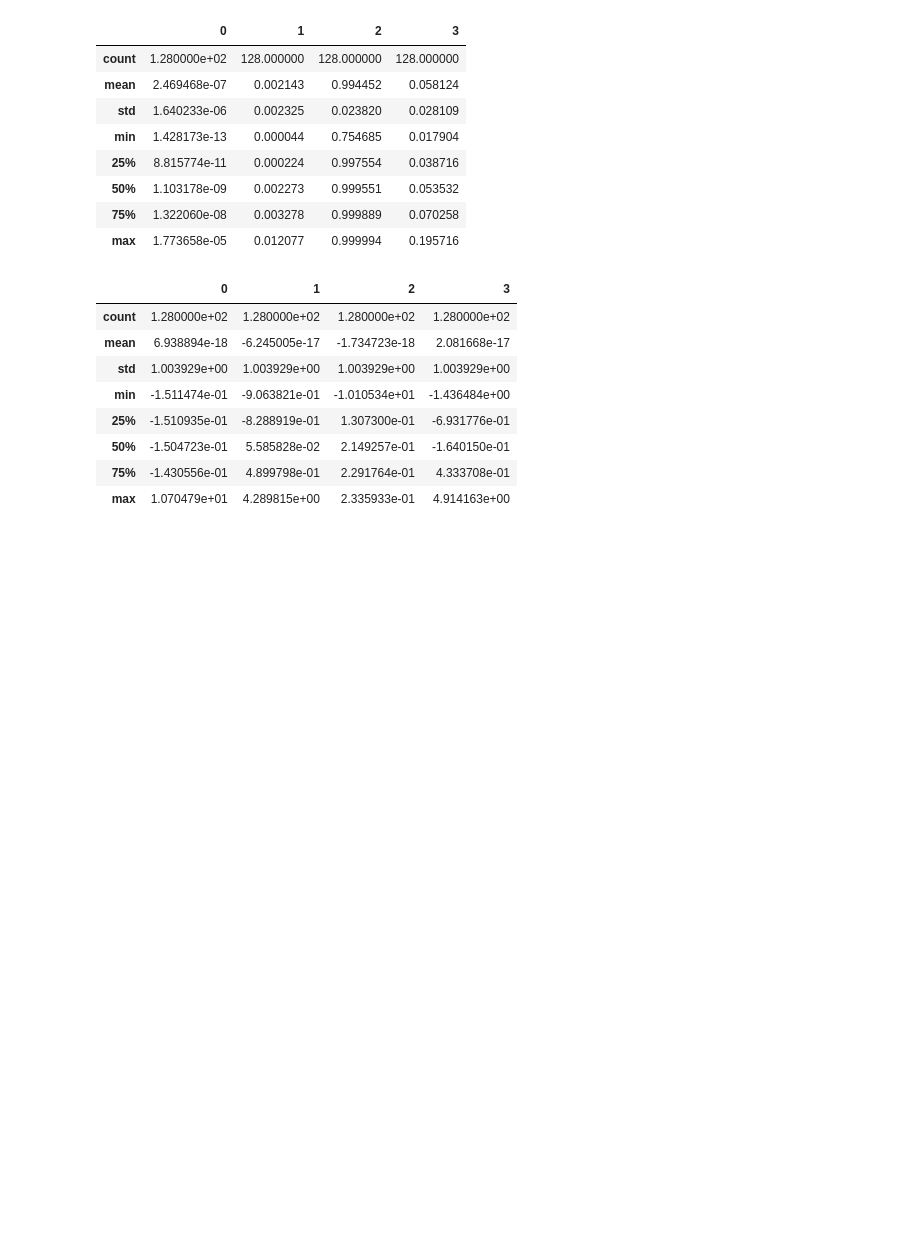
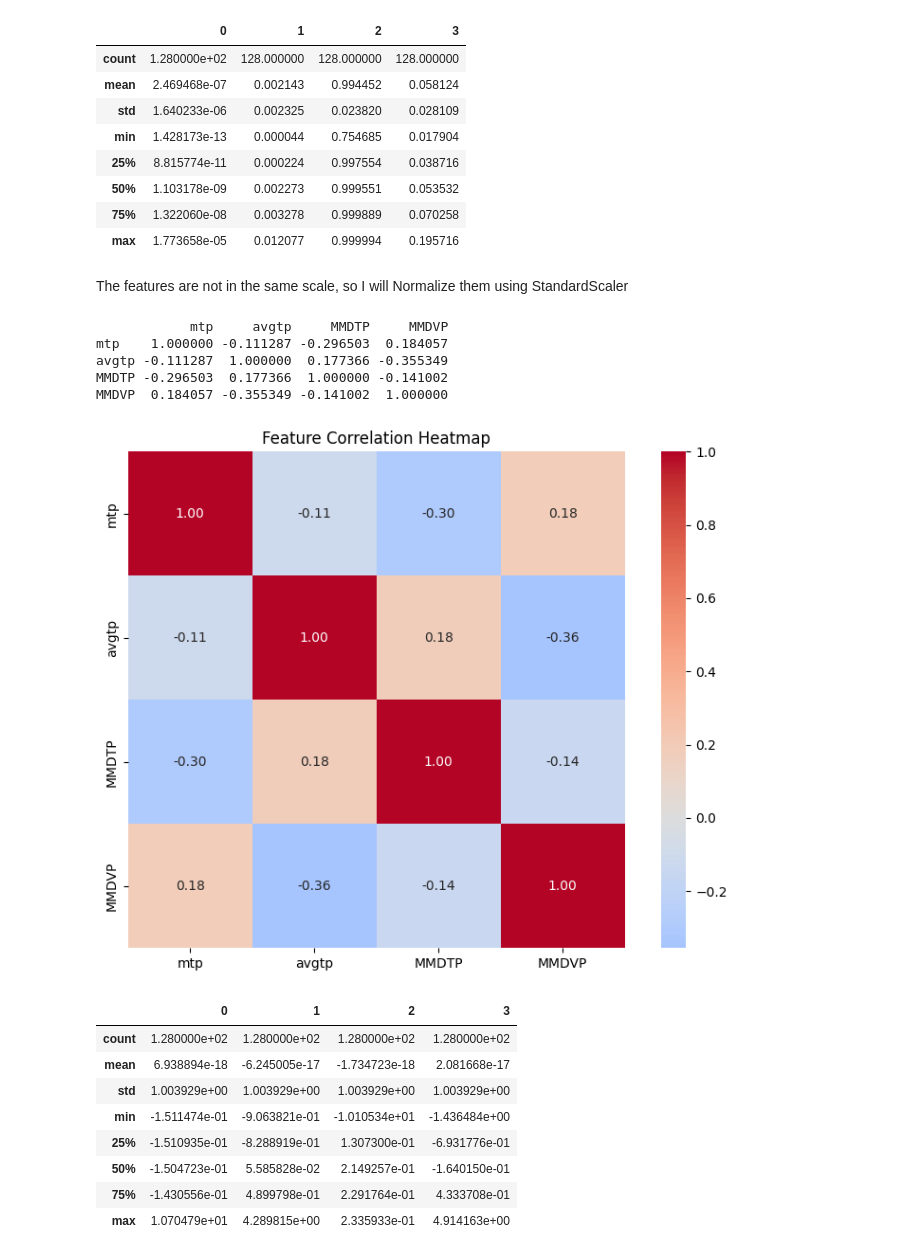
Before and after one commit to NikhilaGadge/Trustworthiness-in-AI-Token-Probability, a Jupyter notebook: hallu_eval_experiments - NG.ipynb, the cells around one changed output. Drawn from its saved outputs; the diff is of its cells as text; code cells hidden in the pictures; blank space fills up the shorter version.

```diff
--- a/hallu_eval_experiments - NG.ipynb
+++ b/hallu_eval_experiments - NG.ipynb
@@ -115,8 +83,0 @@ def loadDataset(datasetName, path=data_path):
-# %%
-"""
-bio_medical = loadDataset(datasetName="Bio-Medical")
-education = loadDataset(datasetName="Education")
-finance = loadDataset(datasetName="Finance")
-open_domain = loadDataset(datasetName="Open-Domain")
-science = loadDataset(datasetName="Science")
-"""
@@ -1099,11 +1053,51 @@ pd.DataFrame(X_train_features).describe()
 | 50% | 1.103178e-09 | 0.002273 | 0.999551 | 0.053532 |
 | 75% | 1.322060e-08 | 0.003278 | 0.999889 | 0.070258 |
 | max | 1.773658e-05 | 0.012077 | 0.999994 | 0.195716 |
+# %% [markdown]
+The features are not in the same scale, so I will Normalize them using StandardScaler
 # %%
 from sklearn.preprocessing import StandardScaler
 scaler = StandardScaler()
 
 X_train_features = scaler.fit_transform(X_train_features)
+# %%
+import pandas as pd
+
+df = pd.DataFrame(
+    X_train_features,
+    columns=["mtp","avgtp","MMDTP","MMDVP"]
+)
+
+print(df.corr())
+# %% [output]
+            mtp     avgtp     MMDTP     MMDVP
+mtp    1.000000 -0.111287 -0.296503  0.184057
+avgtp -0.111287  1.000000  0.177366 -0.355349
+MMDTP -0.296503  0.177366  1.000000 -0.141002
+MMDVP  0.184057 -0.355349 -0.141002  1.000000
+# %%
+df = pd.DataFrame(
+    X_train_features,
+    columns=["mtp", "avgtp", "MMDTP", "MMDVP"]
+)
+
+corr = df.corr()
+
+plt.figure(figsize=(8,6))
+sns.heatmap(
+    corr,
+    annot=True,
+    fmt=".2f",
+    cmap="coolwarm",
+    center=0,
+    square=True
+)
+
+plt.title("Feature Correlation Heatmap")
+plt.tight_layout()
+plt.show()
+# %% [output]
+[figure, added]
 # %%
 pd.DataFrame(X_train_features).describe()
 # %% [output]
```
Also changed, not shown: parts of 32 cells of this notebook.
